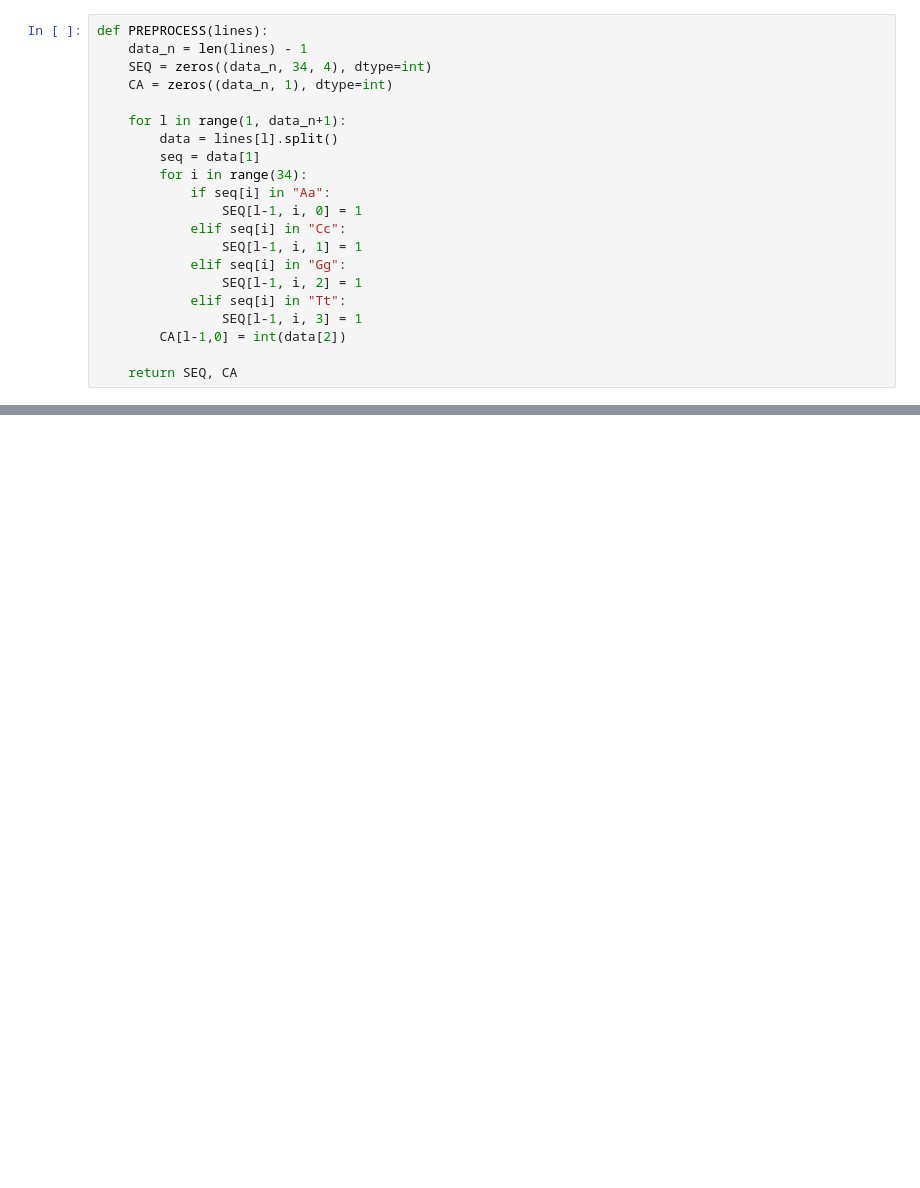
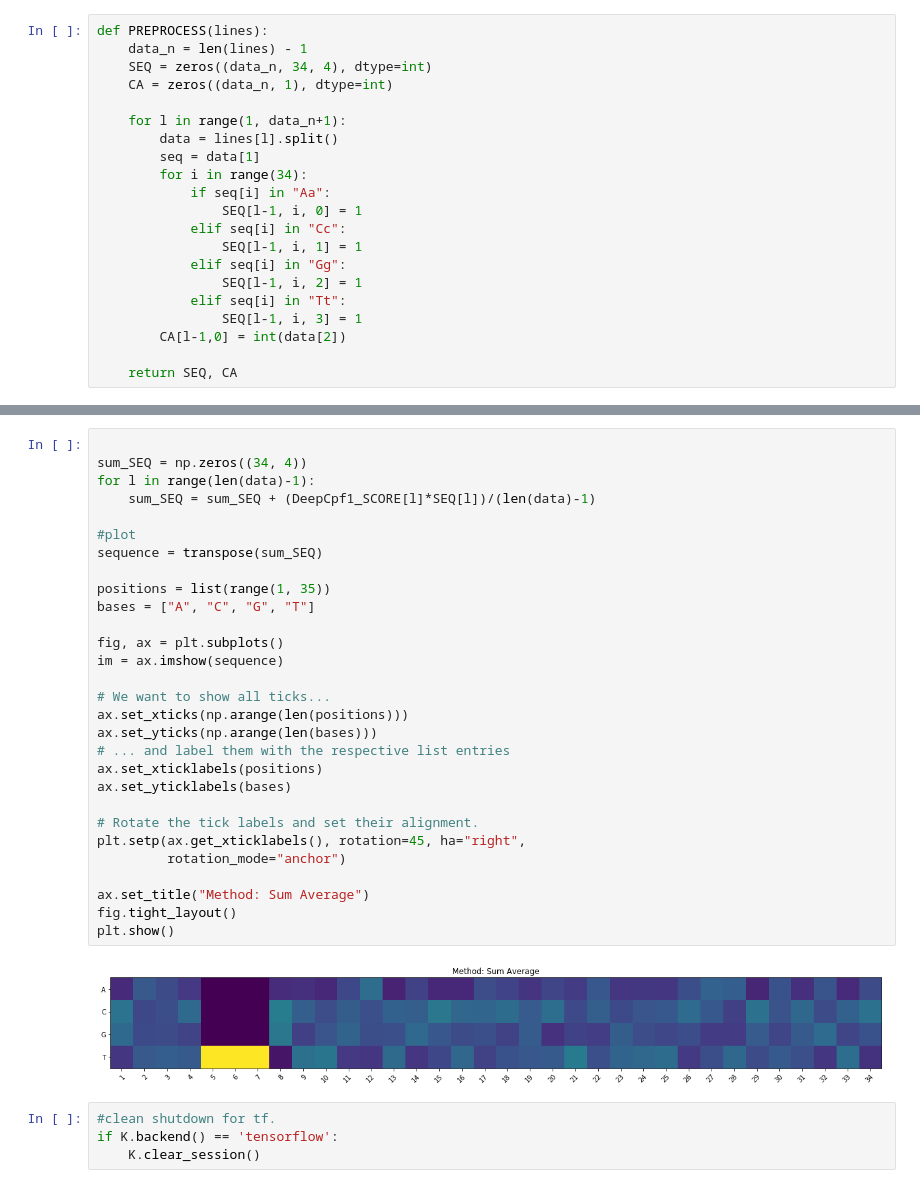
Before and after one commit to sproft/DeepCpf1, a Jupyter notebook: HeatmapDeepCpf1.ipynb, the cells around one changed output, grey strips where cells are left out. Saved outputs shown, nothing was run; the diff lists cells and outputs as text; blank space fills up the shorter version.

```diff
--- a/HeatmapDeepCpf1.ipynb
+++ b/HeatmapDeepCpf1.ipynb
@@ -213,0 +358,35 @@ Analyzing NN
+# %%
+
+sum_SEQ = np.zeros((34, 4))
+for l in range(len(data)-1):
+    sum_SEQ = sum_SEQ + (DeepCpf1_SCORE[l]*SEQ[l])/(len(data)-1)
+
+#plot
+sequence = transpose(sum_SEQ)
+
+positions = list(range(1, 35))
+bases = ["A", "C", "G", "T"]
+
+fig, ax = plt.subplots()
+im = ax.imshow(sequence)
+
+# We want to show all ticks...
+ax.set_xticks(np.arange(len(positions)))
+ax.set_yticks(np.arange(len(bases)))
+# ... and label them with the respective list entries
+ax.set_xticklabels(positions)
+ax.set_yticklabels(bases)
+
+# Rotate the tick labels and set their alignment.
+plt.setp(ax.get_xticklabels(), rotation=45, ha="right",
+         rotation_mode="anchor")
+
+ax.set_title("Method: Sum Average")
+fig.tight_layout()
+plt.show()
+# %% [output]
+[figure, added]
+# %%
+#clean shutdown for tf.
+if K.backend() == 'tensorflow':
+    K.clear_session()
```
Also changed, not shown: parts of 7 cells of this notebook, 5 other files.
